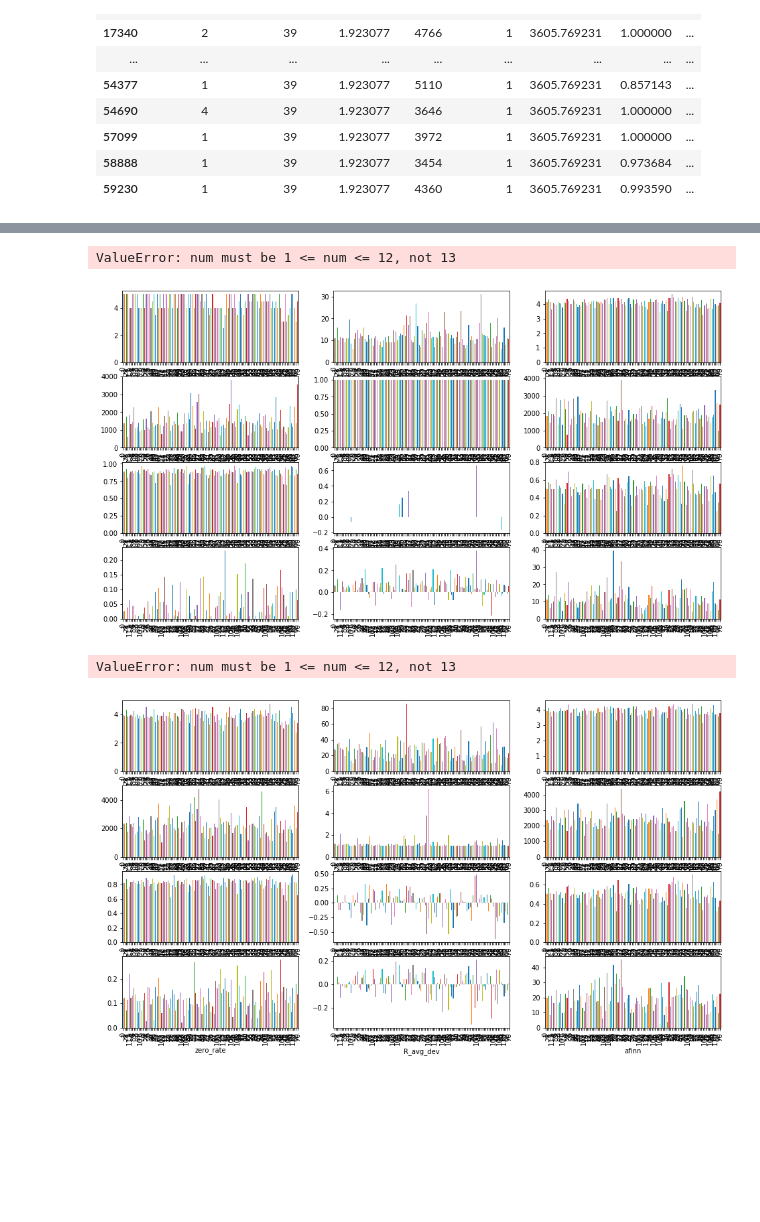
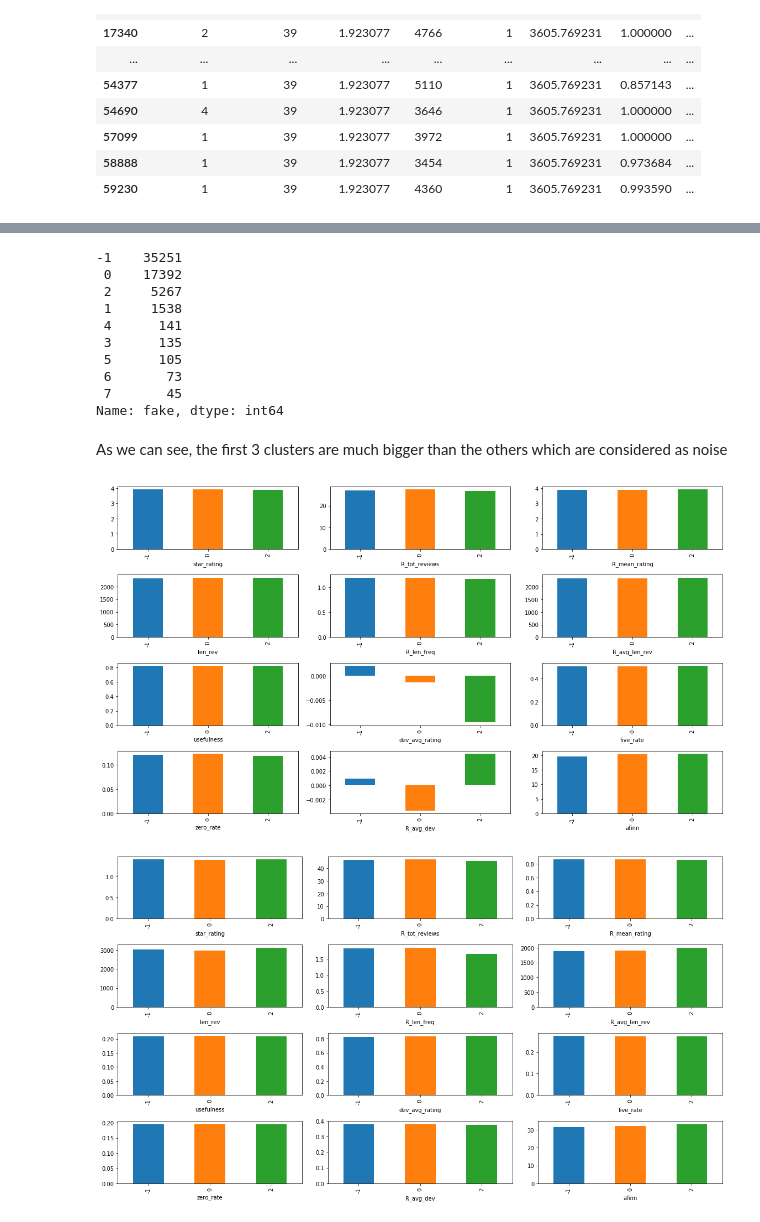
Before and after one commit to pjuda/ada-project, a Jupyter notebook: amazon-project_lucas2.0.ipynb, the cells around one changed output, grey strips where cells are left out. Drawn from its saved outputs; the diff is of its cells as text; code cells hidden in the pictures; blank space fills up the shorter version.

```diff
--- a/amazon-project_lucas2.0.ipynb
+++ b/amazon-project_lucas2.0.ipynb
@@ -769,44 +774,65 @@ Name: fake, dtype: int64
+# %%
+#Check the size of the 20 biggest clusters
+counts = x_tr["fake"].value_counts()
+counts[:20]
+# %% [output]
+-1    35251
+ 0    17392
+ 2     5267
+ 1     1538
+ 4      141
+ 3      135
+ 5      105
+ 6       73
+ 7       45
+Name: fake, dtype: int64
+# %% [markdown]
+As we can see, the first 3 clusters are much bigger than the others which are considered as noise
+# %%
+#Keep only the 3 biggest clusters
+top3_db_cat = counts[:3]
 # %%
-#Check mean and median of different DBSCAN categories for each features
+#Check mean and std of different DBSCAN clusters for each features
 pd_to_merge = []
 means = []
-medians = []
+sstd = []
 x_copy = x_tr.copy()
 for colo in x_copy:
-    median_all_cat = []
-    for cat in db_cat:
-
+    for cat in top3_db_cat.index:
         pd_m = pd.DataFrame(x_copy.loc[x_copy["fake"] == cat, colo].describe())
-        median_all_cat.append(np.median(x_copy.loc[x_copy["fake"] == cat, colo]))
         pd_to_merge.append(pd_m)
     merged = pd.concat(pd_to_merge, axis=1)
     means.append(merged[colo].loc["mean",:])
-    medians.append(median_all_cat)
-
-med = pd.DataFrame(np.array(medians).reshape(x_copy.shape[1],len(db_cat)))
+    sstd.append(merged[colo].loc["std",:])
 # %%
-#Plot median for each category of each feature
+#Plot mean for each cluster of each feature
 fig = plt.figure(figsize=(16,9))
 ax = []
-for i,m in med.iloc[:-1,:].iterrows():
+
+
+for i,m in enumerate(means[:-2]):
     ax.append(fig.add_subplot(4,3,i+1))
     m.plot(kind="bar")
-    ax[i].set_xticklabels(db_cat)
-    #ax[i].set_xlabel(m.index[0])
+    ax[i].set_xticklabels(top3_db_cat.index)
+    ax[i].set_xlabel(m.index[0])
 fig.tight_layout()
+
+plt.savefig('mean_comparison_of_db_cat_for_each_feature.png', bbox_inches='tight')
 # %% [output]
-ValueError: num must be 1 <= num <= 12, not 13
-[figure, old version]
+[figure, new version]
 # %%
-#Plot mean for each category of each feature
+#Plot std for each cluster of each feature
 fig = plt.figure(figsize=(16,9))
 ax = []
-for i,m in enumerate(means[:-1]):
+
+for i,m in enumerate(sstd[:-2]):
     ax.append(fig.add_subplot(4,3,i+1))
     m.plot(kind="bar")
-    ax[i].set_xticklabels(db_cat)
+    ax[i].set_xticklabels(top3_db_cat.index)
     ax[i].set_xlabel(m.index[0])
 fig.tight_layout()
+
+
+plt.savefig('std_comparison_of_db_cat_for_each_feature.png', bbox_inches='tight')
 # %% [output]
-ValueError: num must be 1 <= num <= 12, not 13
-[figure, old version]
+[figure, new version]
```
Also changed, not shown: parts of 18 cells of this notebook, 5 other files.
